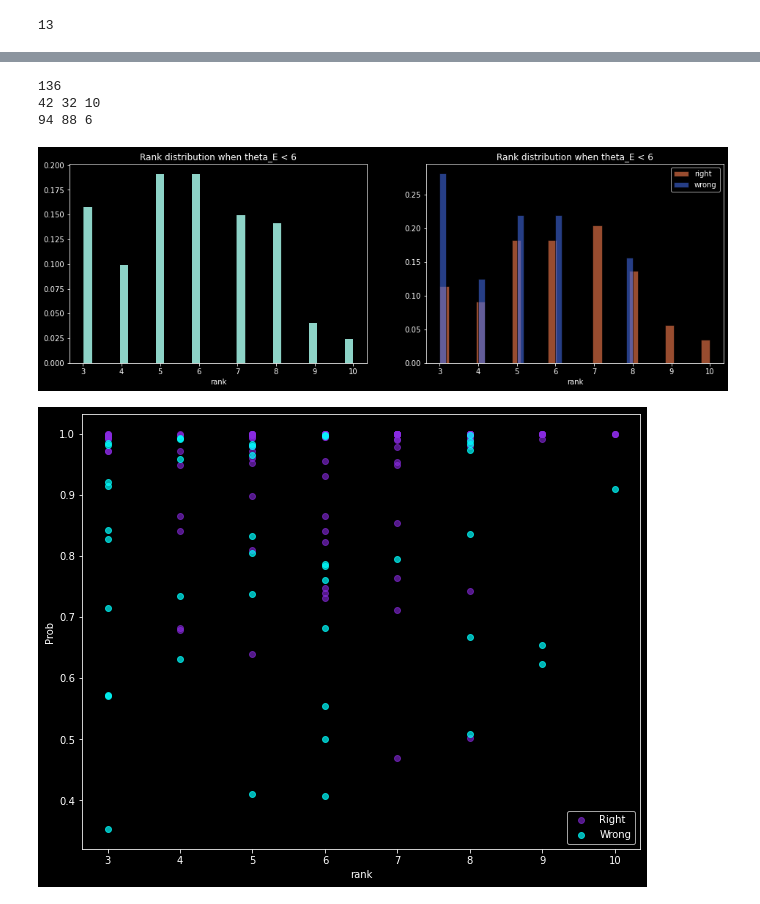
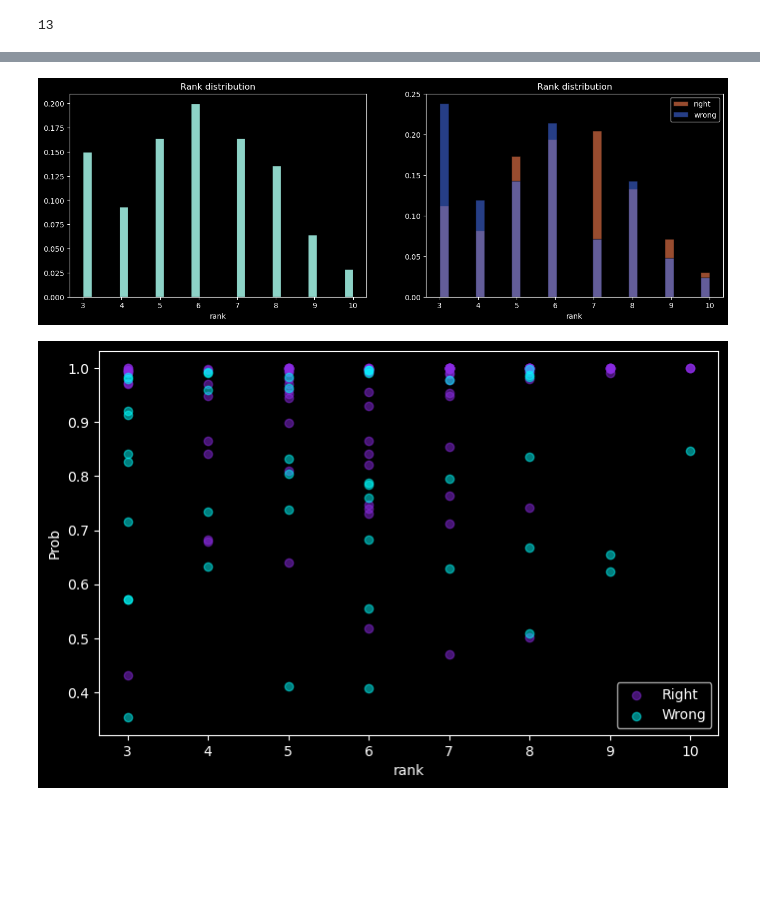
Before and after one commit to JimenaGonzalez/Searching-double-lenses, a Jupyter notebook: vit_cnn_multiclass/Real_lenses_search_Jack.ipynb, the cells around one changed output, grey strips where cells are left out. Cells and saved outputs as stored; diff of their text form; code cells hidden in the pictures; blank space fills up the shorter version.

Commit message:
Removed candidates with features outside cutout and updated plots and output

```diff
--- a/vit_cnn_multiclass/Real_lenses_search_Jack.ipynb
+++ b/vit_cnn_multiclass/Real_lenses_search_Jack.ipynb
@@ -517,50 +433,36 @@ plt.show()
-# %%
-print(len(wrong_data)+len(right_data))
-
-wrong_smaller = wrong_data[wrong_data['einstein_radius'] <= 6]
-wrong_larger = wrong_data[wrong_data['einstein_radius'] > 6]
-right_smaller = right_data[right_data['einstein_radius'] <= 6]
-right_larger = right_data[right_data['einstein_radius'] > 6]
-
-print(len(wrong_data), len(wrong_smaller), len(wrong_larger))
-print(len(right_data), len(right_smaller), len(right_larger))
-# %% [output]
-136
-42 32 10
-94 88 6
 # %%
 i=3
 
 plt.figure(figsize=(16,5))
 
 plt.subplot(1,2,1)
-plt.title('Rank distribution when theta_E < 6')
+plt.title('Rank distribution')
 plt.xlabel(names[i])
-data_all = np.concatenate((right_smaller[names[i]], wrong_smaller[names[i]]))
+data_all = np.concatenate((right_data[names[i]], wrong_data[names[i]]))
 weights = np.ones_like(data_all) / len(data_all)
 plt.hist(data_all, 30, weights = weights, edgecolor = 'black')
 
 plt.subplot(1,2,2)
-plt.title('Rank distribution when theta_E < 6')
+plt.title('Rank distribution')
 plt.xlabel(names[i])
-weights = np.ones_like(right_smaller[names[i]]) / len(right_smaller[names[i]])
-plt.hist(right_smaller[names[i]], 30, weights = weights, color = 'coral', alpha = 0.6, edgecolor = 'black', label='right')
-weights = np.ones_like(wrong_smaller[names[i]]) / len(wrong_smaller[names[i]])
-plt.hist(wrong_smaller[names[i]], 30, weights = weights, color = 'royalblue', alpha = 0.6, edgecolor = 'black', label='wrong')
+weights = np.ones_like(right_data[names[i]]) / len(right_data[names[i]])
+plt.hist(right_data[names[i]], 30, weights = weights, color = 'coral', alpha = 0.6, edgecolor = 'black', label='right')
+weights = np.ones_like(wrong_data[names[i]]) / len(wrong_data[names[i]])
+plt.hist(wrong_data[names[i]], 30, weights = weights, color = 'royalblue', alpha = 0.6, edgecolor = 'black', label='wrong')
 plt.legend()
 
 plt.show()
 # %% [output]
-[figure, old version]
+[figure, new version]
 # %%
-plt.figure(figsize=(10,8))
+plt.figure(figsize=(8,5))
 
 plt.xlabel(names[3])
 plt.ylabel(names[0])
-plt.scatter(right_data[names[3]], right_data[names[0]], color = 'blueviolet', alpha = 0.6, label ='Right')
-plt.scatter(wrong_data[names[3]], wrong_data[names[0]], color = 'cyan', alpha = 0.7, label = 'Wrong')
+plt.scatter(right_data[names[3]], right_data[names[0]], color = 'blueviolet', alpha = 0.5, label ='Right')
+plt.scatter(wrong_data[names[3]], wrong_data[names[0]], color = 'cyan', alpha = 0.5, label = 'Wrong')
 plt.legend()
 
 plt.show()
 # %% [output]
-[figure, old version]
+[figure, new version]
```
Also changed, not shown: parts of 11 cells of this notebook.
